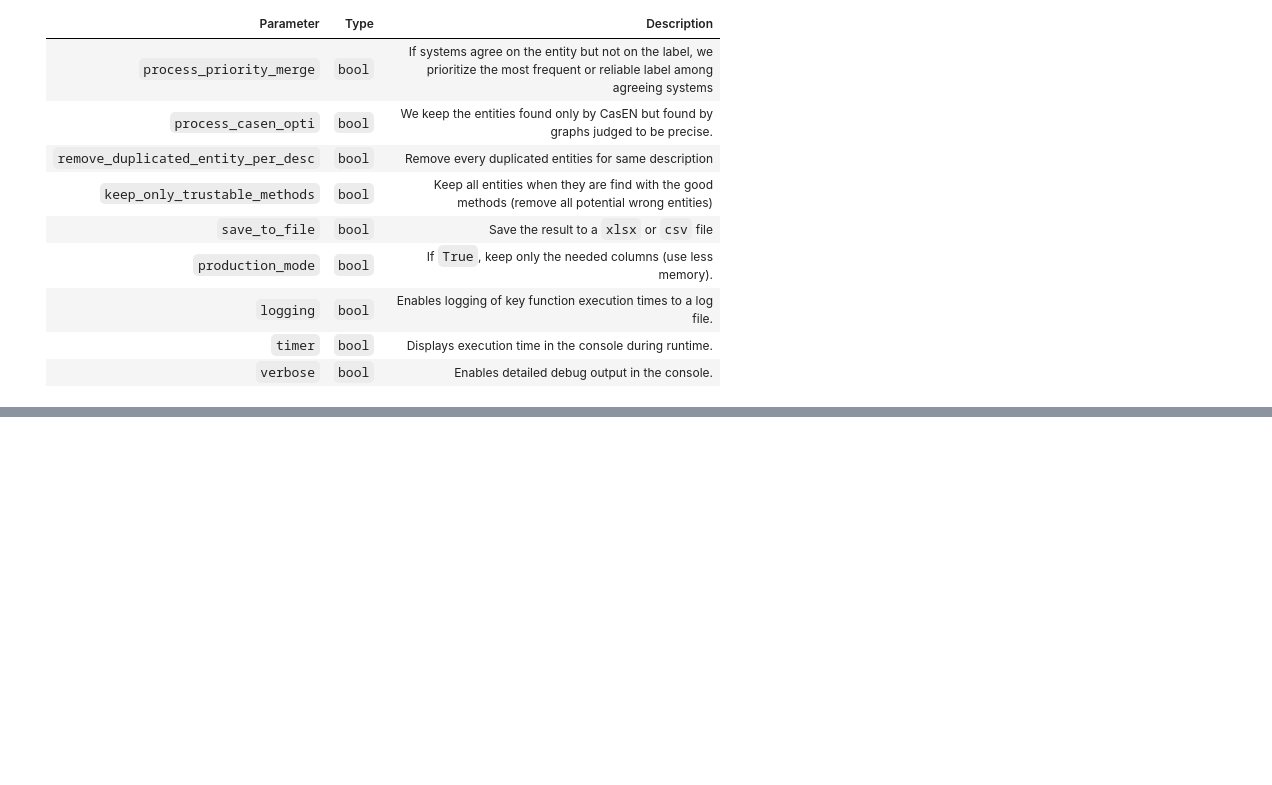
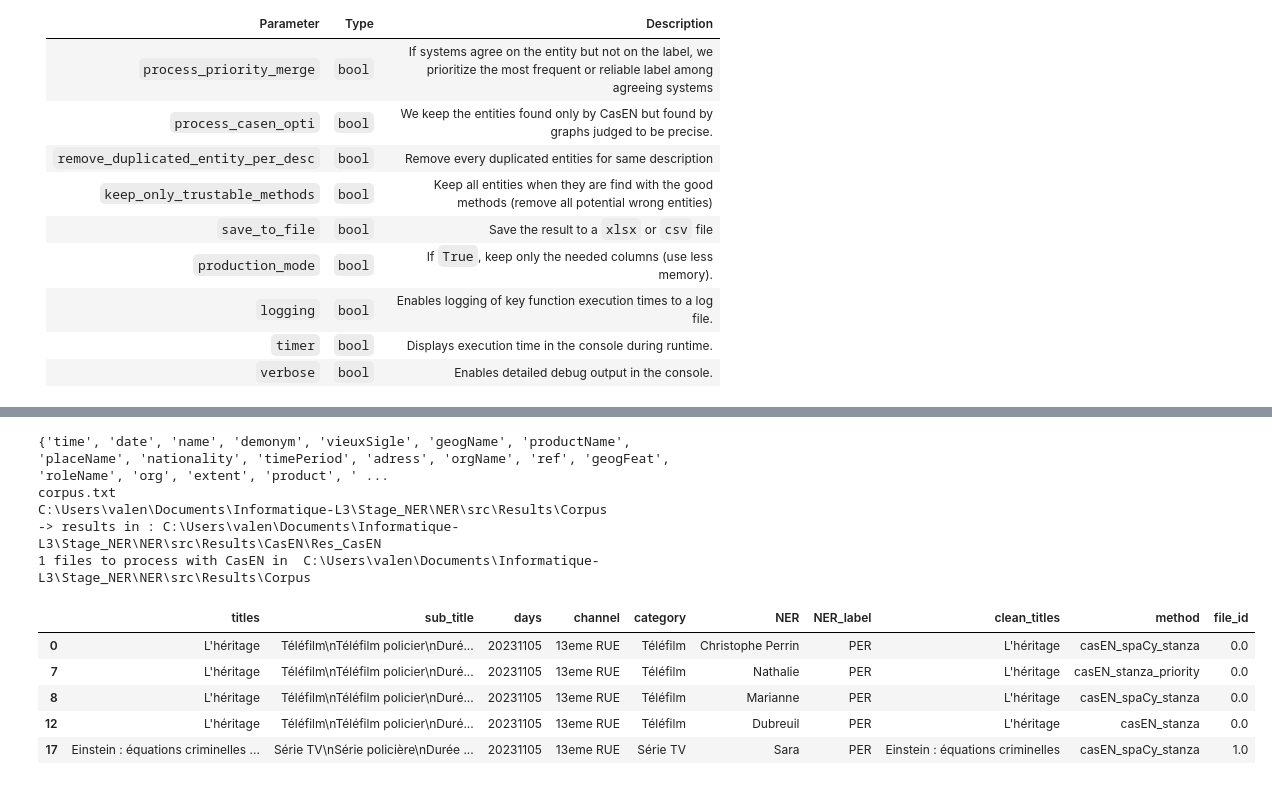
Before and after one commit to Valentin-Gauthier/NER, a Jupyter notebook: src/NER/NER.ipynb, the cells around one changed output, grey strips where cells are left out. Cells and saved outputs as stored; diff of their text form; code cells hidden in the pictures; blank space fills up the shorter version.

```diff
--- a/src/NER/NER.ipynb
+++ b/src/NER/NER.ipynb
@@ -204,0 +192,14 @@ C:\Users\valen\Documents\Informatique-L3\Stage_NER\NER\src\Results\Corpus
+# %%
+from tools import ner_consensus
+importlib.reload(ner_consensus)
+importlib.reload(casen_config)
+importlib.reload(spacy_wrapper)
+importlib.reload(stanza_wrapper)
+from tools.ner_consensus import NER_Consensus
+
+
+
+result_df =  NER_Consensus(DATAS)
+result_df.to_excel("20231105_result.xlsx", index=False)
+result_df.head()
+# %% [output]
@@ -205,3 +223,13 @@ C:\Users\valen\Documents\Informatique-L3\Stage_NER\NER\src\Results\Corpus
+{'time', 'date', 'name', 'demonym', 'vieuxSigle', 'geogName', 'productName', 'placeName', 'nationality', 'timePeriod', 'adress', 'orgName', 'ref', 'geogFeat', 'roleName', 'org', 'extent', 'product', ' ...
+corpus.txt
+C:\Users\valen\Documents\Informatique-L3\Stage_NER\NER\src\Results\Corpus                -> results in : C:\Users\valen\Documents\Informatique-L3\Stage_NER\NER\src\Results\CasEN\Res_CasEN
+1 files to process with CasEN in  C:\Users\valen\Documents\Informatique-L3\Stage_NER\NER\src\Results\Corpus
+|  | titles | sub_title | days | channel | category | NER | NER_label | clean_titles | method | file_id |
+| 0 | L'héritage | Téléfilm\nTéléfilm policier\nDuré... | 20231105 | 13eme RUE | Téléfilm | Christophe Perrin | PER | L'héritage | casEN_spaCy_stanza | 0.0 |
+| 7 | L'héritage | Téléfilm\nTéléfilm policier\nDuré... | 20231105 | 13eme RUE | Téléfilm | Nathalie | PER | L'héritage | casEN_stanza_priority | 0.0 |
+| 8 | L'héritage | Téléfilm\nTéléfilm policier\nDuré... | 20231105 | 13eme RUE | Téléfilm | Marianne | PER | L'héritage | casEN_spaCy_stanza | 0.0 |
+| 12 | L'héritage | Téléfilm\nTéléfilm policier\nDuré... | 20231105 | 13eme RUE | Téléfilm | Dubreuil | PER | L'héritage | casEN_stanza | 0.0 |
+| 17 | Einstein : équations criminelles ... | Série TV\nSérie policière\nDurée ... | 20231105 | 13eme RUE | Série TV | Sara | PER | Einstein : équations criminelles | casEN_spaCy_stanza | 1.0 |
 # %% [markdown]
 # 🧠 Named Entity Recognition (NER)
 
```
Also changed, not shown: parts of 9 cells of this notebook, 5 other files.
